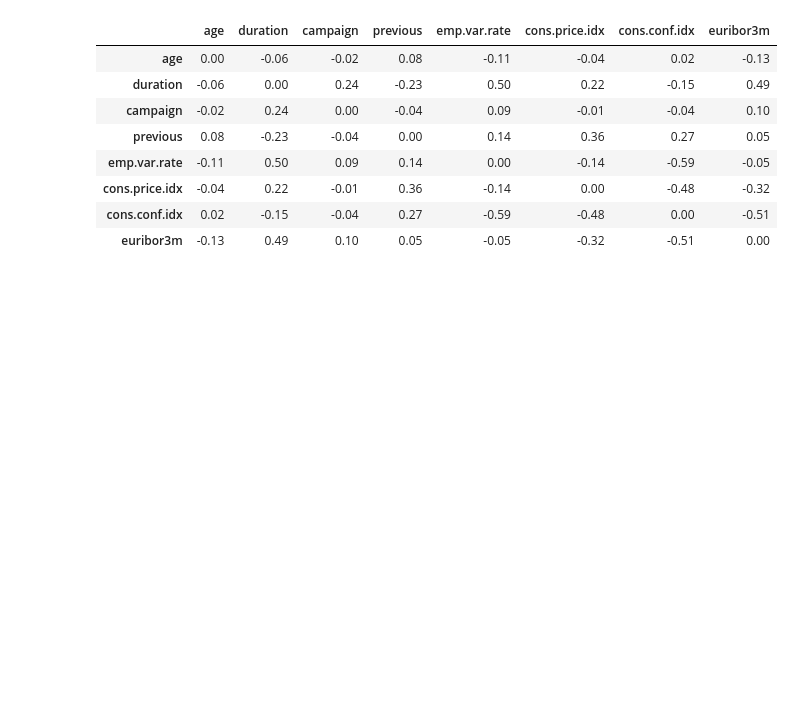
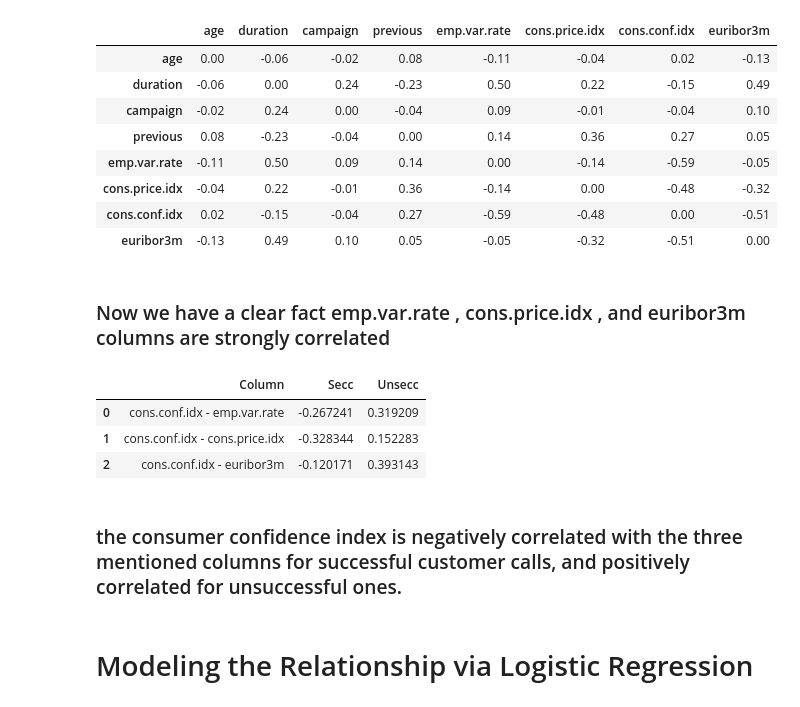
Before and after one commit to Maansy/Analyzing-Bank-Marketing-Campaign-Data, a Jupyter notebook: Analysing_bank_market.ipynb, the cells around one changed output. Saved outputs shown, nothing was run; the diff lists cells and outputs as text; code cells hidden in the pictures; blank space fills up the shorter version.

```diff
--- a/Analysing_bank_market.ipynb
+++ b/Analysing_bank_market.ipynb
@@ -246,3 +252,24 @@ diff_corr.style.background_gradient(cmap='coolwarm').set_precision(2)
 | cons.price.idx | -0.04 | 0.22 | -0.01 | 0.36 | -0.14 | 0.00 | -0.48 | -0.32 |
 | cons.conf.idx | 0.02 | -0.15 | -0.04 | 0.27 | -0.59 | -0.48 | 0.00 | -0.51 |
 | euribor3m | -0.13 | 0.49 | 0.10 | 0.05 | -0.05 | -0.32 | -0.51 | 0.00 |
+# %% [markdown]
+### Now we have a clear fact emp.var.rate , cons.price.idx , and euribor3m columns are strongly correlated
+# %%
+_df = pd.DataFrame(columns=['Column','Secc','Unsecc'])
+_df.Column = ['cons.conf.idx - emp.var.rate', 'cons.conf.idx - cons.price.idx', 'cons.conf.idx - euribor3m']
+_df.Secc = [successful_corr['cons.conf.idx']['emp.var.rate'], \
+                successful_corr['cons.conf.idx']['cons.price.idx'], \
+                    successful_corr['cons.conf.idx']['euribor3m']]
+_df.Unsecc = [unsuccessful_corr['cons.conf.idx']['emp.var.rate'], \
+                unsuccessful_corr['cons.conf.idx']['cons.price.idx'], \
+                    unsuccessful_corr['cons.conf.idx']['euribor3m']]
+_df
+# %% [output]
+|  | Column | Secc | Unsecc |
+| 0 | cons.conf.idx - emp.var.rate | -0.267241 | 0.319209 |
+| 1 | cons.conf.idx - cons.price.idx | -0.328344 | 0.152283 |
+| 2 | cons.conf.idx - euribor3m | -0.120171 | 0.393143 |
+# %% [markdown]
+### the consumer confidence index is negatively correlated with the three mentioned columns for successful customer calls, and positively correlated for unsuccessful ones.
+# %% [markdown]
+# Modeling the Relationship via Logistic Regression
```
Also changed, not shown: parts of 1 cell of this notebook.
